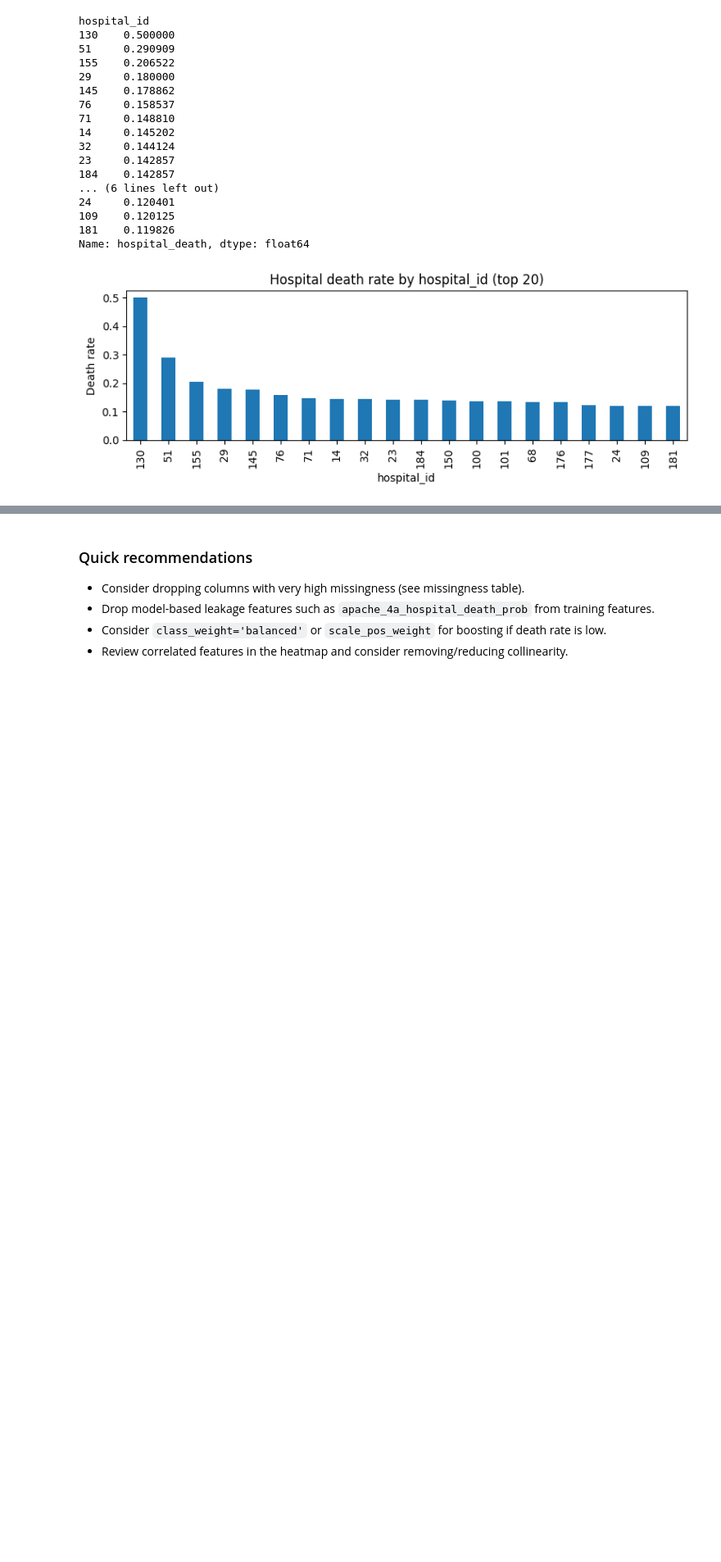
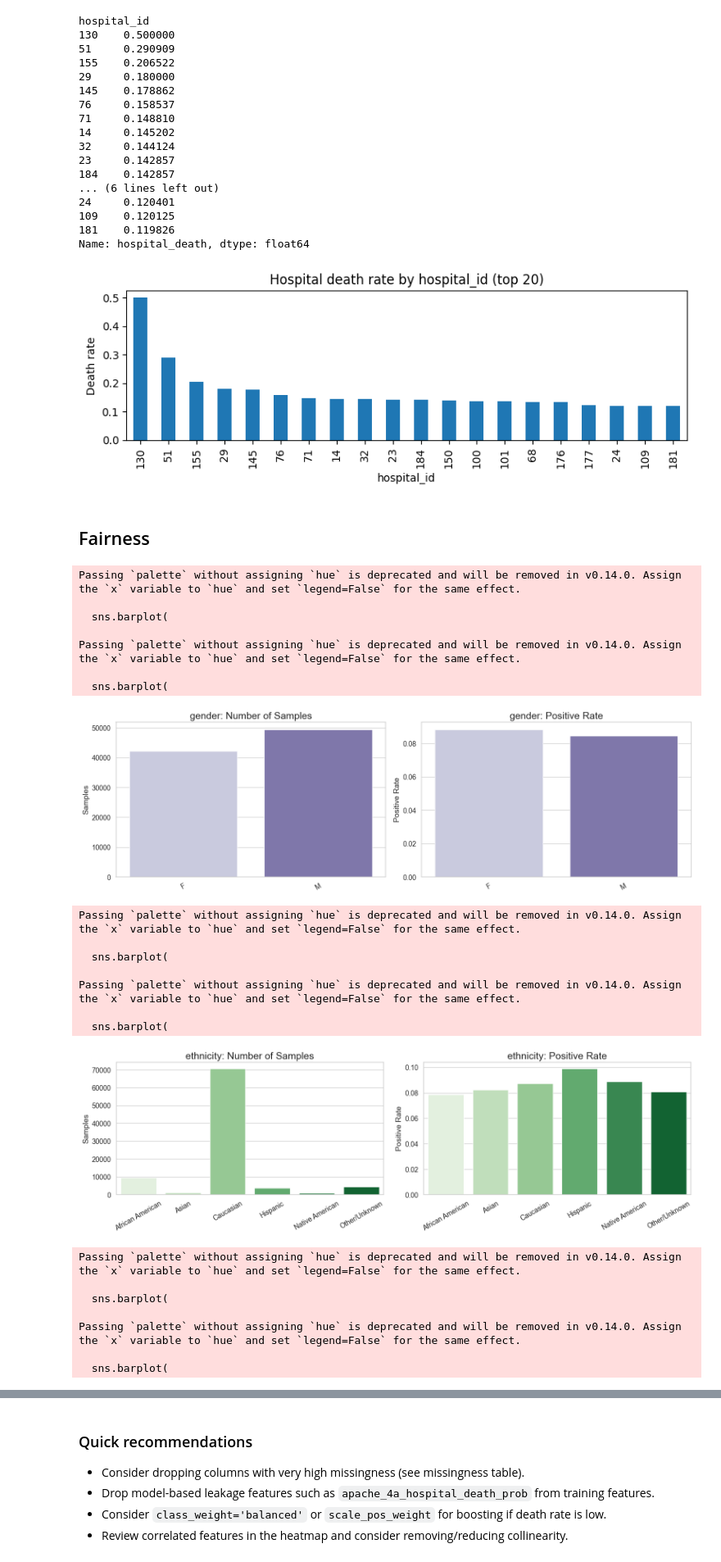
Before and after one commit to KristineXiao/MIT-Patient-Survival-Prediction, a Jupyter notebook: notebooks/eda.ipynb, the cells around one changed output, grey strips where cells are left out. Shown: that part at 82% size. Saved outputs shown, nothing was run; the diff lists cells and outputs as text; code cells hidden in the pictures; blank space fills up the shorter version.

```diff
--- a/notebooks/eda.ipynb
+++ b/notebooks/eda.ipynb
@@ -281,3 +282,12 @@ hospital_id
 181    0.119826
 Name: hospital_death, dtype: float64
 [figure]
+# %% [markdown]
+## Fairness
+# %%
+import pandas as pd
+import matplotlib.pyplot as plt
+import seaborn as sns
+
+sns.set(style="whitegrid", palette="muted", font_scale=1.2)
+LABEL_COL = "hospital_death"
@@ -283,0 +343,32 @@ Name: hospital_death, dtype: float64
+# %%
+age_bins = [0, 40, 60, 80, 200]
+age_labels = ["<40", "40-59", "60-79", "80+"]
+df["age_group"] = pd.cut(df["age"], bins=age_bins, labels=age_labels, right=False)
+# %%
+plot_group_eda(df, "gender", palette_name= "Purples")
+plot_group_eda(df, "ethnicity", palette_name= "Greens")
+plot_group_eda(df, "age_group", palette_name= "Blues")
+# %% [output]
+Passing `palette` without assigning `hue` is deprecated and will be removed in v0.14.0. Assign the `x` variable to `hue` and set `legend=False` for the same effect.
+
+  sns.barplot(
+
+Passing `palette` without assigning `hue` is deprecated and will be removed in v0.14.0. Assign the `x` variable to `hue` and set `legend=False` for the same effect.
+
+  sns.barplot(
+[figure, added]
+Passing `palette` without assigning `hue` is deprecated and will be removed in v0.14.0. Assign the `x` variable to `hue` and set `legend=False` for the same effect.
+
+  sns.barplot(
+
+Passing `palette` without assigning `hue` is deprecated and will be removed in v0.14.0. Assign the `x` variable to `hue` and set `legend=False` for the same effect.
+
+  sns.barplot(
+[figure, added]
+Passing `palette` without assigning `hue` is deprecated and will be removed in v0.14.0. Assign the `x` variable to `hue` and set `legend=False` for the same effect.
+
+  sns.barplot(
+
+Passing `palette` without assigning `hue` is deprecated and will be removed in v0.14.0. Assign the `x` variable to `hue` and set `legend=False` for the same effect.
+
+  sns.barplot(
```
Also changed, not shown: parts of 3 cells of this notebook, 6 other files.
